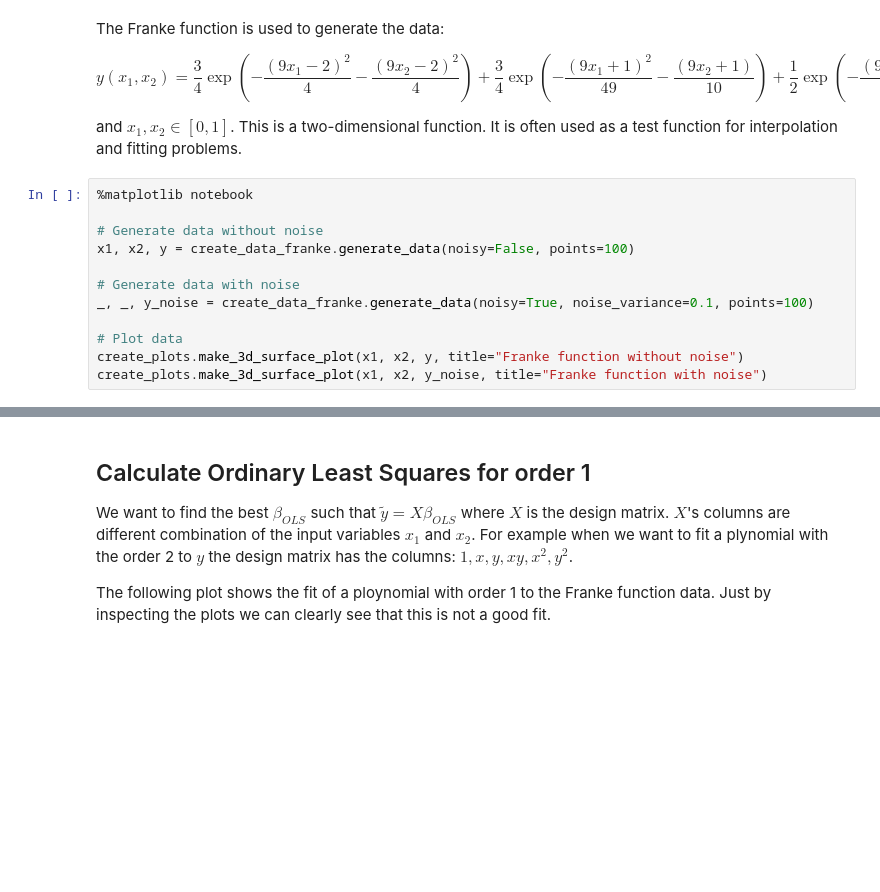
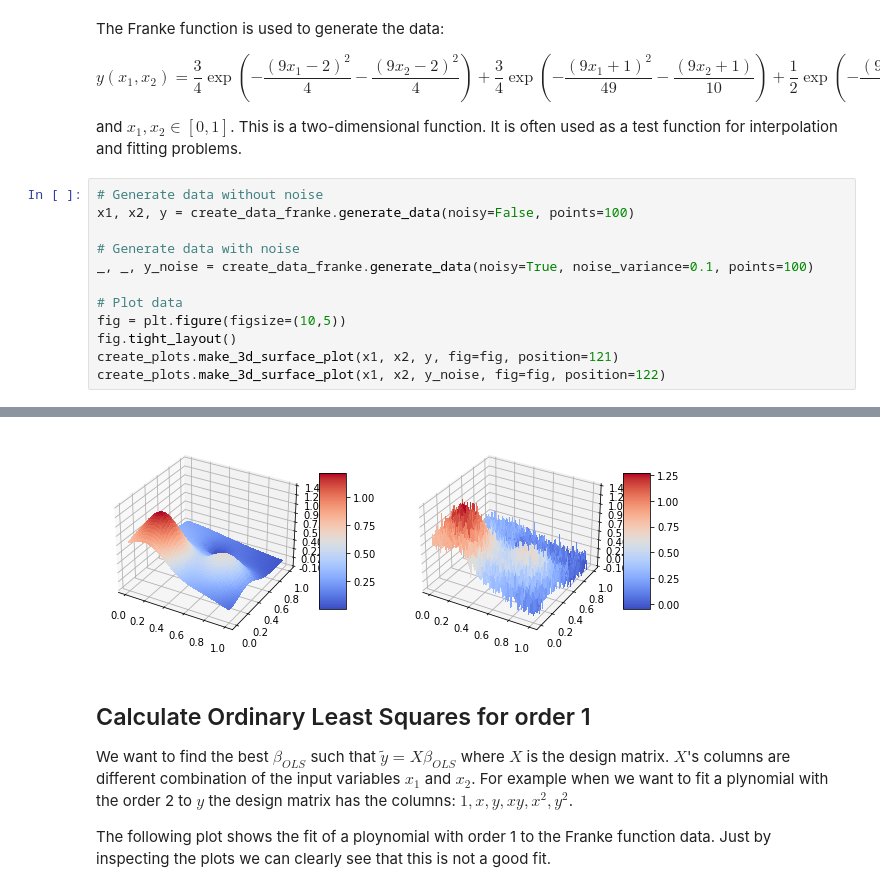
Before and after one commit to am-kaiser/CompSci-Project-1, a Jupyter notebook: examples/OLS.ipynb, the cells around one changed output, grey strips where cells are left out. Drawn from its saved outputs; the diff is of its cells as text; blank space fills up the shorter version.

```diff
--- a/examples/OLS.ipynb
+++ b/examples/OLS.ipynb
@@ -29,8 +28,6 @@ $$y(x_1,x_2) = \frac{3}{4}\exp{(-\frac{(9x_1-2)^2}{4}-\frac{(9x_2-2)^2}{4})} + \
 
 and $x_1, x_2 \in [0,1]$. This is a two-dimensional function. It is often used as a test function for interpolation and fitting problems.
 # %%
-%matplotlib notebook
-
 # Generate data without noise
 x1, x2, y = create_data_franke.generate_data(noisy=False, points=100)
 
@@ -38,6 +35,8 @@ x1, x2, y = create_data_franke.generate_data(noisy=False, points=100)
 _, _, y_noise = create_data_franke.generate_data(noisy=True, noise_variance=0.1, points=100)
 
 # Plot data
-create_plots.make_3d_surface_plot(x1, x2, y, title="Franke function without noise")
-create_plots.make_3d_surface_plot(x1, x2, y_noise, title="Franke function with noise")
+fig = plt.figure(figsize=(10,5))
+fig.tight_layout()
+create_plots.make_3d_surface_plot(x1, x2, y, fig=fig, position=121)
+create_plots.make_3d_surface_plot(x1, x2, y_noise, fig=fig, position=122)
 # %% [output]
@@ -48,3 +43,4 @@ create_plots.make_3d_surface_plot(x1, x2, y_noise, title="Franke function with n
+[figure, added]
 # %% [markdown]
 ## Calculate Ordinary Least Squares for order 1
 We want to find the best $\beta_{OLS}$ such that $\tilde{y}=X\beta_{OLS}$ where $X$ is the design matrix. $X$'s columns are different combination of the input variables $x_1$ and $x_2$.
```
Also changed, not shown: parts of 39 cells of this notebook, 1 other file.
